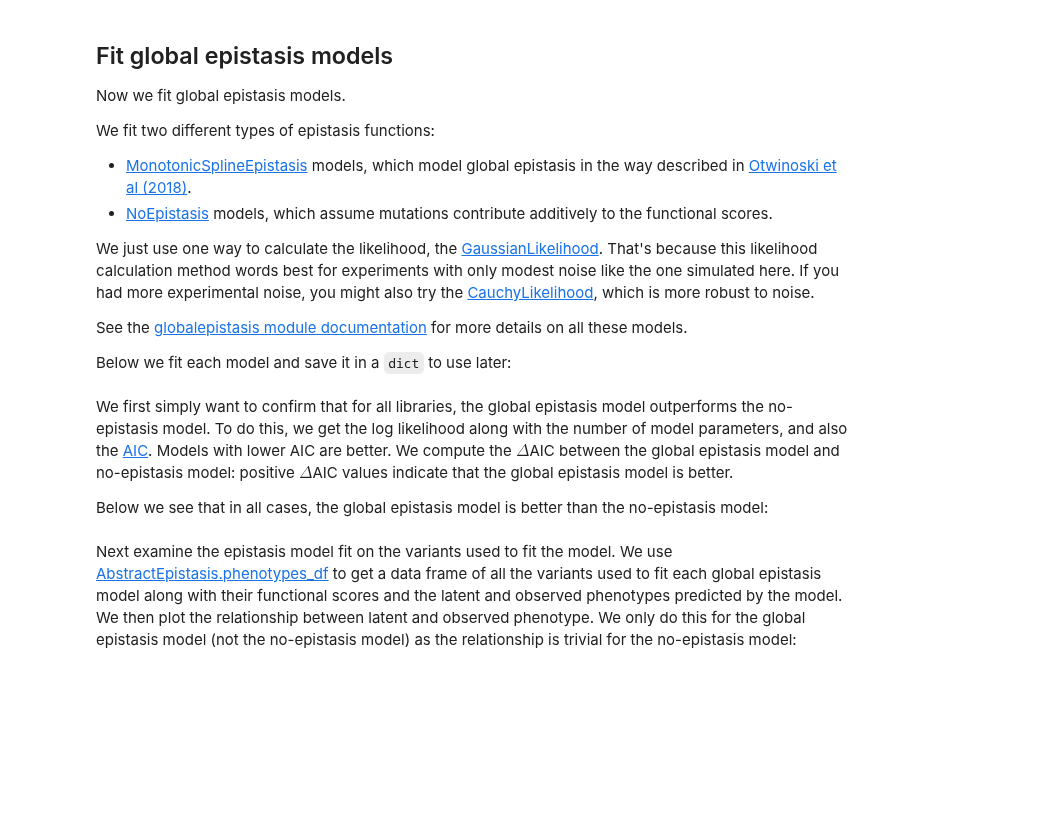
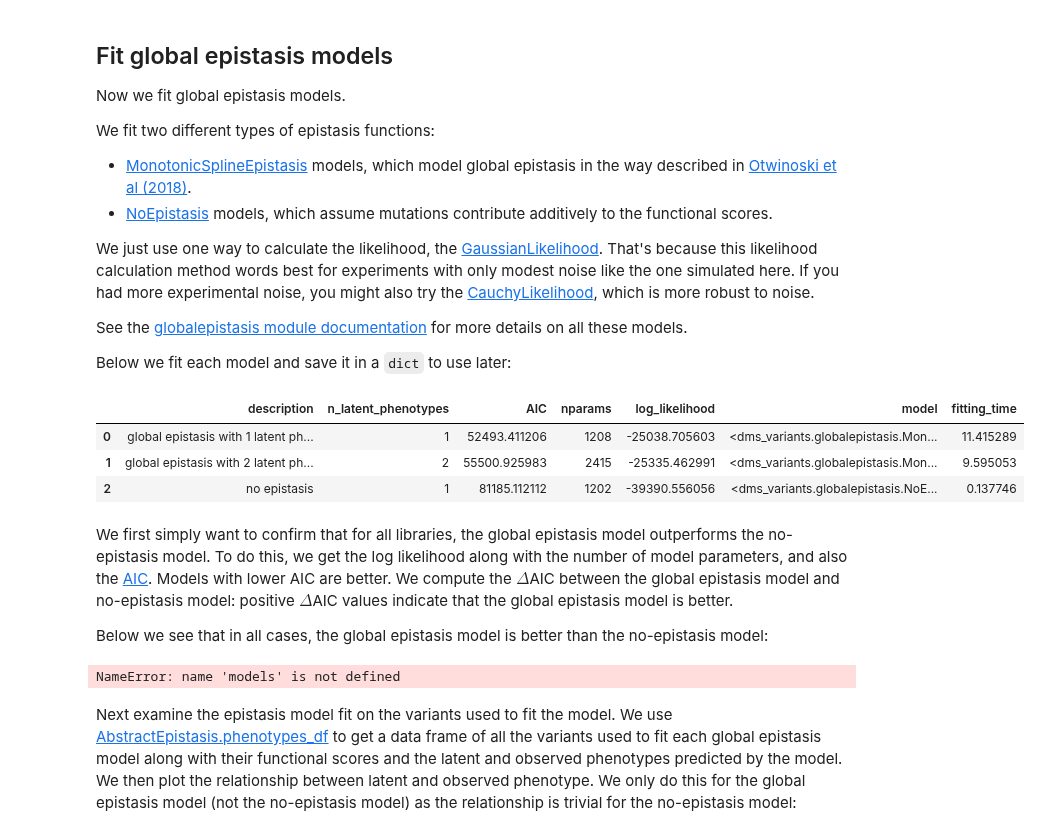
Before and after one commit to jbloomlab/dms_variants, a Jupyter notebook: notebooks/multi_latent_phenos.ipynb, the cells around one changed output. Drawn from its saved outputs; the diff is of its cells as text; code cells hidden in the pictures; blank space fills up the shorter version.

Commit message:
added `globalepistasis.fit_models`, but multi-latent fitting not better!
Although the code runs, the multi-latent fitting is not better
even for simulated data where it should be...

```diff
--- a/notebooks/multi_latent_phenos.ipynb
+++ b/notebooks/multi_latent_phenos.ipynb
@@ -276,28 +276,21 @@ If you had more experimental noise, you might also try the [CauchyLikelihood](ht
 See the [globalepistasis module documentation](https://jbloomlab.github.io/dms_variants/codonvariant_sim_data.html) for more details on all these models.
 
 Below we fit each model and save it in a `dict` to use later:
-# %%
-# NBVAL_IGNORE_OUTPUT
-
-models = {}  # store models, keyed by `(epistasis function, library)`
-
-for library, scores in func_scores.groupby('library', observed=True):
-
-    bmap = dms_variants.binarymap.BinaryMap(scores)
-
-    for epistasis_func, Model in [
-            ('global epistasis',
-             dms_variants.globalepistasis.MonotonicSplineEpistasisGaussianLikelihood),
-            ('no epistasis',
-             dms_variants.globalepistasis.NoEpistasisGaussianLikelihood),
-            ]:
-        print(f"Fitting {epistasis_func} model to library {library}...", end=' ')
-
-        start = time.time()
-        model = Model(bmap)
-        model.fit()
-        print(f"fitting took {time.time() - start:.1f} sec.")
-        models[(epistasis_func, library)] = model
+# %%
+# NBVAL_IGNORE_OUTPUT
+
+for library, scores in func_scores.groupby('library', observed=True):
+
+    bmap = dms_variants.binarymap.BinaryMap(scores)
+
+    fits = dms_variants.globalepistasis.fit_models(bmap, 'Gaussian')
+
+fits
+# %% [output]
+|  | description | n_latent_phenotypes | AIC | nparams | log_likelihood | model | fitting_time |
+| 0 | global epistasis with 1 latent ph... | 1 | 52493.411206 | 1208 | -25038.705603 | <dms_variants.globalepistasis.Mon... | 11.415289 |
+| 1 | global epistasis with 2 latent ph... | 2 | 55500.925983 | 2415 | -25335.462991 | <dms_variants.globalepistasis.Mon... | 9.595053 |
+| 2 | no epistasis | 1 | 81185.112112 | 1202 | -39390.556056 | <dms_variants.globalepistasis.NoE... | 0.137746 |
 # %% [markdown]
 We first simply want to confirm that for all libraries, the global epistasis model outperforms the no-epistasis model.
 To do this, we get the log likelihood along with the number of model parameters, and also the [AIC](https://en.wikipedia.org/wiki/Akaike_information_criterion).
@@ -323,6 +316,8 @@ logliks_df = (
     )
 
 logliks_df.round(1)
+# %% [output]
+NameError: name 'models' is not defined
 # %%
 # confirm the global epistasis model is better in all cases
 assert (logliks_df['deltaAIC'] > 0).all()
```
Also changed, not shown: 2 other files.
